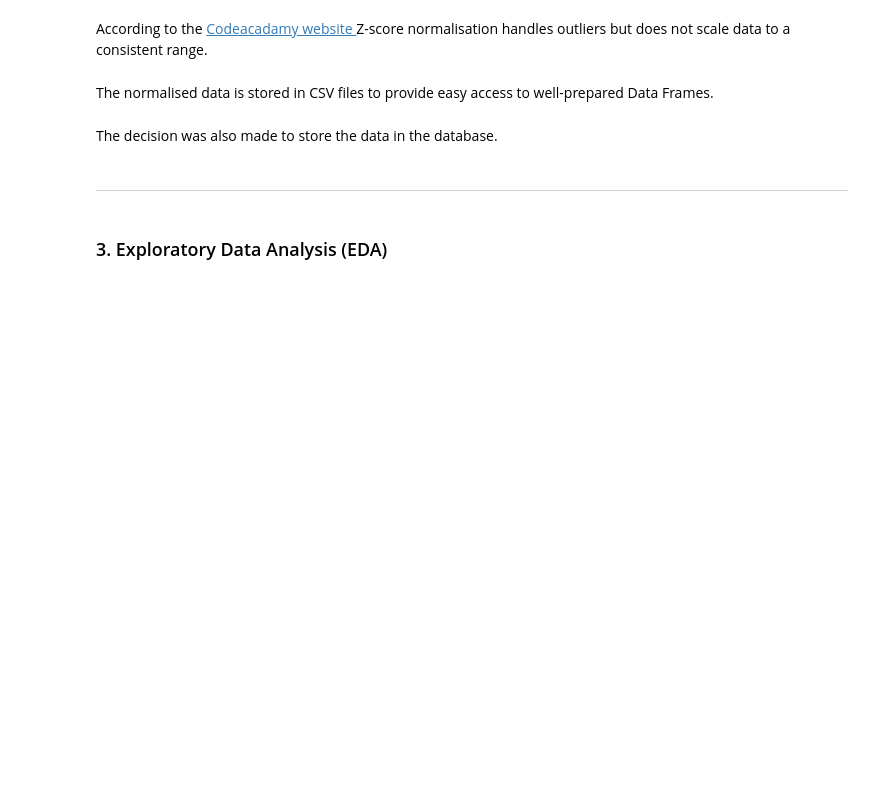
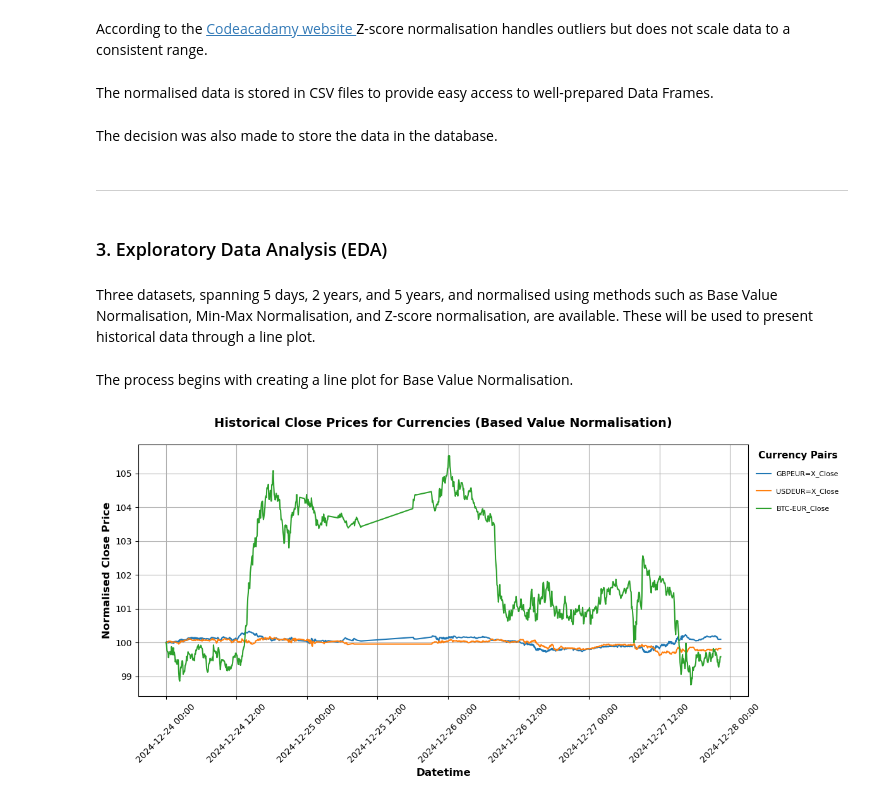
Before and after one commit to TomUszyn/PFDA-project, a Jupyter notebook: analysingCurrencyTrends.ipynb, the cells around one changed output. Saved outputs shown, nothing was run; the diff lists cells and outputs as text; code cells hidden in the pictures; blank space fills up the shorter version.

Commit message:
Starded Exploratory Data Analysis (Based Value). Added plotting function to the functions.py file.

```diff
--- a/analysingCurrencyTrends.ipynb
+++ b/analysingCurrencyTrends.ipynb
@@ -539,3 +539,11 @@ conn.close()
 ***
 # %% [markdown]
 ### 3. Exploratory Data Analysis (EDA)
+# %% [markdown]
+Three datasets, spanning 5 days, 2 years, and 5 years, and normalised using methods such as Base Value Normalisation, Min-Max Normalisation, and Z-score normalisation, are available. These will be used to present historical data through a line plot.
+# %% [markdown]
+The process begins with creating a line plot for Base Value Normalisation.
+# %%
+plotClosePrices(normalisedBasedValue5d, title='Historical Close Prices for Currencies (Based Value Normalisation)')
+# %% [output]
+[figure, added]
```
Also changed, not shown: parts of 10 cells of this notebook, 14 other files.
